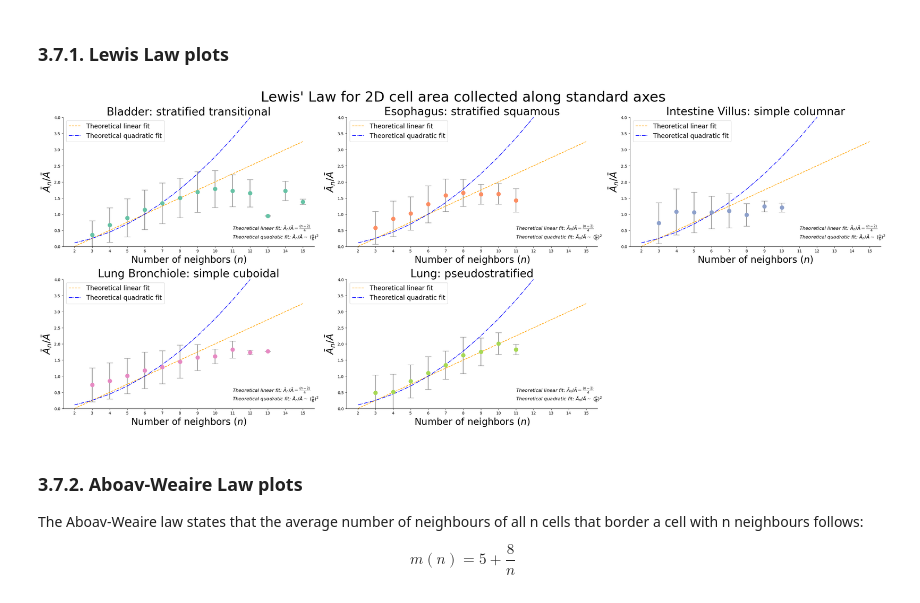
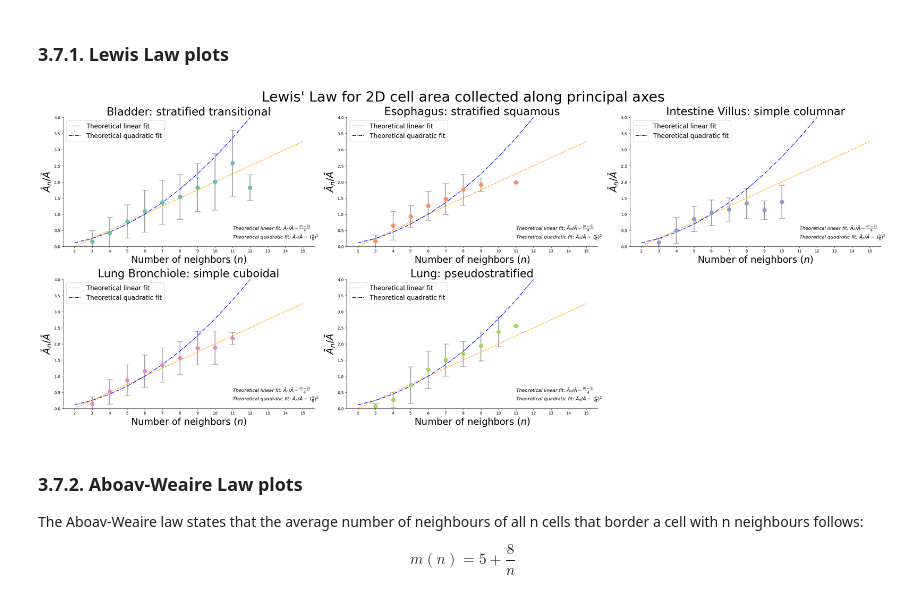
Before and after one commit to AntanasMurelis/EpiStats, a Jupyter notebook: src/tutorials/plots_tutorial.ipynb, the cells around one changed output. Cells and saved outputs as stored; diff of their text form; code cells hidden in the pictures.

```diff
--- a/src/tutorials/plots_tutorial.ipynb
+++ b/src/tutorials/plots_tutorial.ipynb
@@ -250,15 +251,15 @@ Notes:
 # %%
 sp.lewis_law_2D_plots(
     df=cell_stats_df,
     fit_degrees=None,
-    version='standard',
+    version='principal',
     remove_outliers=True,
     color_map=cell_cmap,
     save_dir=save_plots_dir,
     show=True
 )
 # %% [output]
-[figure, old version]
+[figure, new version]
 # %% [markdown]
 ### 3.7.2. Aboav-Weaire Law plots
 
```
Also changed, not shown: parts of 3 cells of this notebook.
